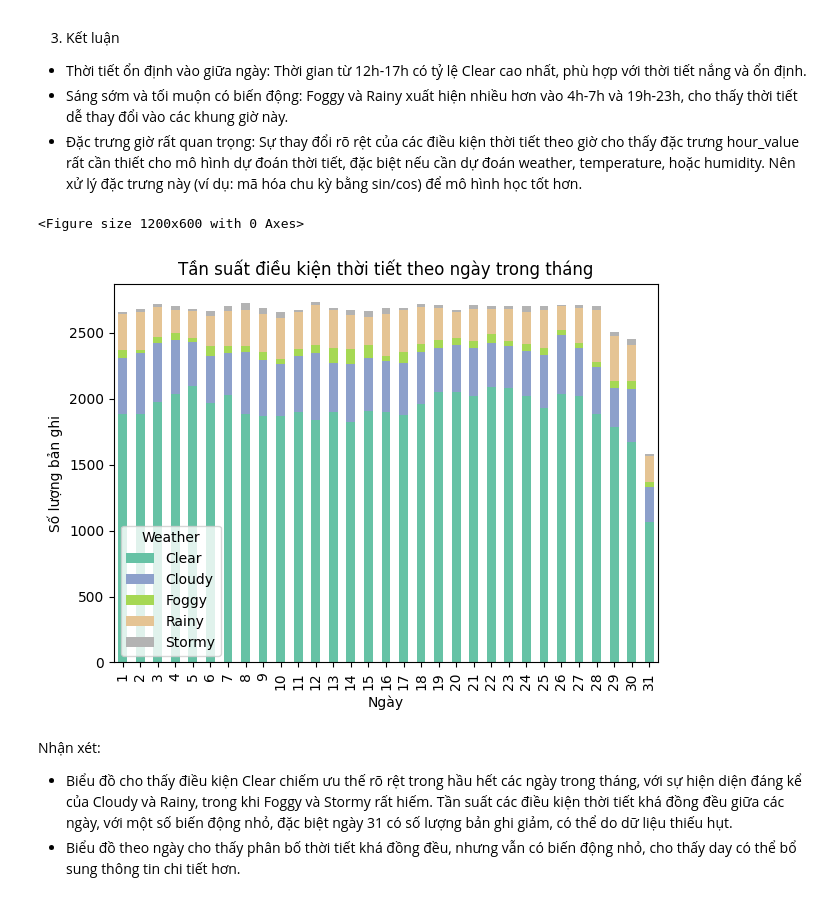
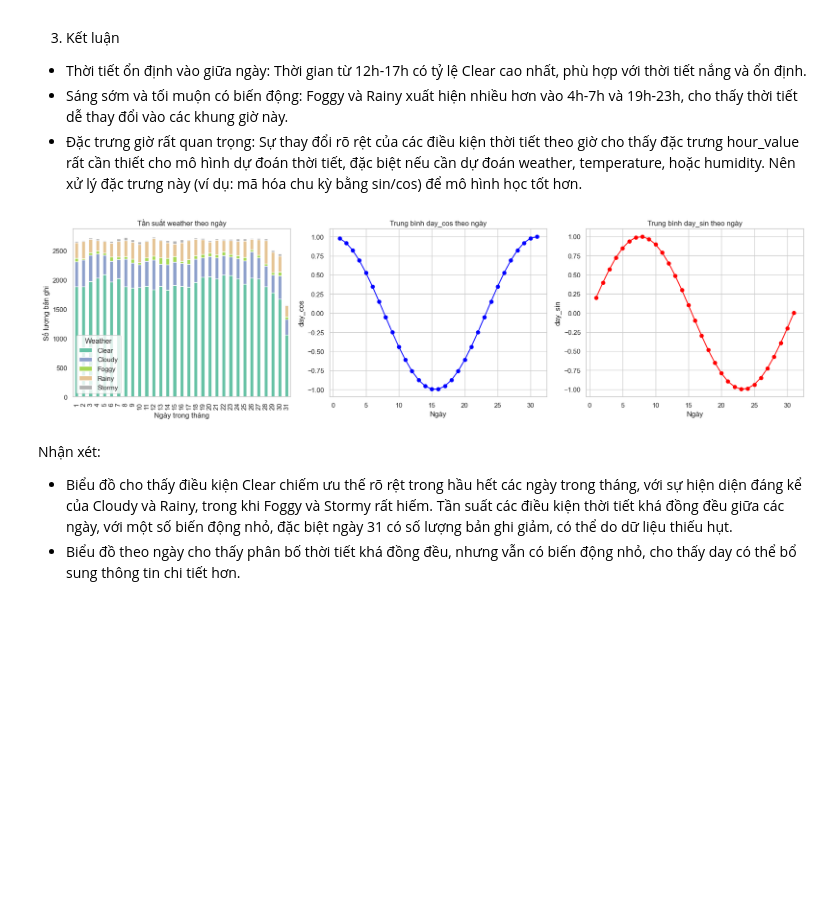
Before and after one commit to WinG-282k4/Weather-forecast, a Jupyter notebook: analyze_data_weather.ipynb, the cells around one changed output. Saved outputs shown, nothing was run; the diff lists cells and outputs as text; code cells hidden in the pictures; blank space fills up the shorter version.

```diff
--- a/analyze_data_weather.ipynb
+++ b/analyze_data_weather.ipynb
@@ -261,21 +387,42 @@ plt.show()
 - Sáng sớm và tối muộn có biến động: Foggy và Rainy xuất hiện nhiều hơn vào 4h-7h và 19h-23h, cho thấy thời tiết dễ thay đổi vào các khung giờ này.
 - Đặc trưng giờ rất quan trọng: Sự thay đổi rõ rệt của các điều kiện thời tiết theo giờ cho thấy đặc trưng hour_value rất cần thiết cho mô hình dự đoán thời tiết, đặc biệt nếu cần dự đoán weather, temperature, hoặc humidity. Nên xử lý đặc trưng này (ví dụ: mã hóa chu kỳ bằng sin/cos) để mô hình học tốt hơn.
 # %%
-# Đếm tần suất điều kiện thời tiết theo ngày trong tháng
+# Tần suất weather theo day
 weather_by_day = df.groupby(['day', 'weather']).size().unstack(fill_value=0)
 
-# Vẽ biểu đồ cột xếp chồng
-plt.figure(figsize=(12, 6))
-weather_by_day.plot(kind='bar', stacked=True, colormap='Set2')
-plt.title('Tần suất điều kiện thời tiết theo ngày trong tháng')
+plt.figure(figsize=(18, 5))
+
+# Biểu đồ cột xếp chồng weather
+plt.subplot(1, 3, 1)
+weather_by_day.plot(kind='bar', stacked=True, colormap='Set2', ax=plt.gca())
+plt.title('Tần suất weather theo ngày')
+plt.xlabel('Ngày trong tháng')
+plt.ylabel('Số lượng bản ghi')
+plt.grid(False)
+plt.legend(title='Weather')
+
+# Trung bình day_cos theo ngày
+plt.subplot(1, 3, 2)
+mean_day_cos = df.groupby('day')['day_cos'].mean()
+plt.plot(mean_day_cos.index, mean_day_cos.values, marker='o', color='blue')
+plt.title('Trung bình day_cos theo ngày')
 plt.xlabel('Ngày')
-plt.ylabel('Số lượng bản ghi')
-plt.legend(title='Weather')
+plt.ylabel('day_cos')
+plt.grid(True)
+
+# Trung bình day_sin theo ngày
+plt.subplot(1, 3, 3)
+mean_day_sin = df.groupby('day')['day_sin'].mean()
+plt.plot(mean_day_sin.index, mean_day_sin.values, marker='o', color='red')
+plt.title('Trung bình day_sin theo ngày')
+plt.xlabel('Ngày')
+plt.ylabel('day_sin')
+plt.grid(True)
+
 plt.tight_layout()
 plt.show()
 # %% [output]
-<Figure size 1200x600 with 0 Axes>
-[figure, old version]
+[figure, new version]
 # %% [markdown]
 Nhận xét:
 - Biểu đồ cho thấy điều kiện Clear chiếm ưu thế rõ rệt trong hầu hết các ngày trong tháng, với sự hiện diện đáng kể của Cloudy và Rainy, trong khi Foggy và Stormy rất hiếm. Tần suất các điều kiện thời tiết khá đồng đều giữa các ngày, với một số biến động nhỏ, đặc biệt ngày 31 có số lượng bản ghi giảm, có thể do dữ liệu thiếu hụt.
```
Also changed, not shown: parts of 18 cells of this notebook, 6 other files.
